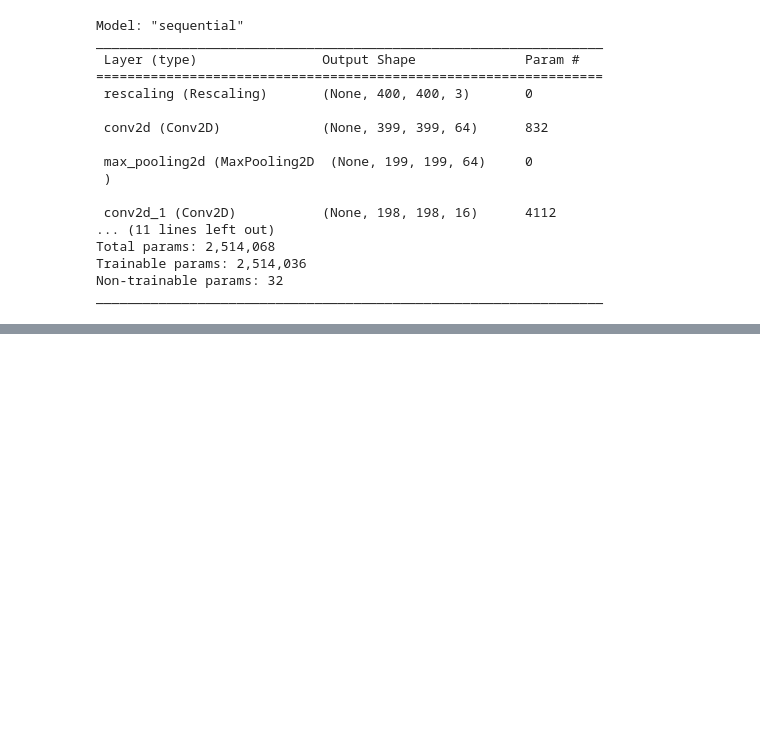
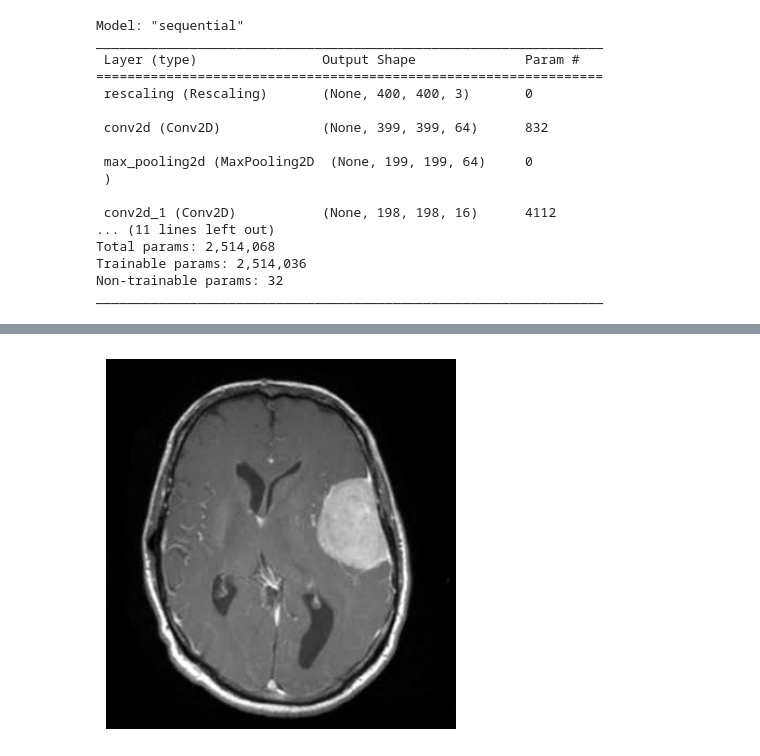
Before and after one commit to diasKayky/NeuroscanSUS-AI, a Jupyter notebook: notebooks/Avaliação_GradCAM.ipynb, the cells around one changed output, grey strips where cells are left out. Cells and saved outputs as stored; diff of their text form; code cells hidden in the pictures; blank space fills up the shorter version.

```diff
--- a/notebooks/Avaliação_GradCAM.ipynb
+++ b/notebooks/Avaliação_GradCAM.ipynb
@@ -44,6 +47,10 @@ gradcam.faz_gradcam(path_da_imagem=path)
 # %%
 imagem = Image.open(path)
-imagem.show()
+plt.imshow(imagem)
+plt.axis("off")
+plt.show()
+# %% [output]
+[figure, added]
 # %%
 imagem = np.array(imagem.resize((400, 400)))
 imagem = np.expand_dims(imagem, axis=0)
```
Also changed, not shown: parts of 4 cells of this notebook.
